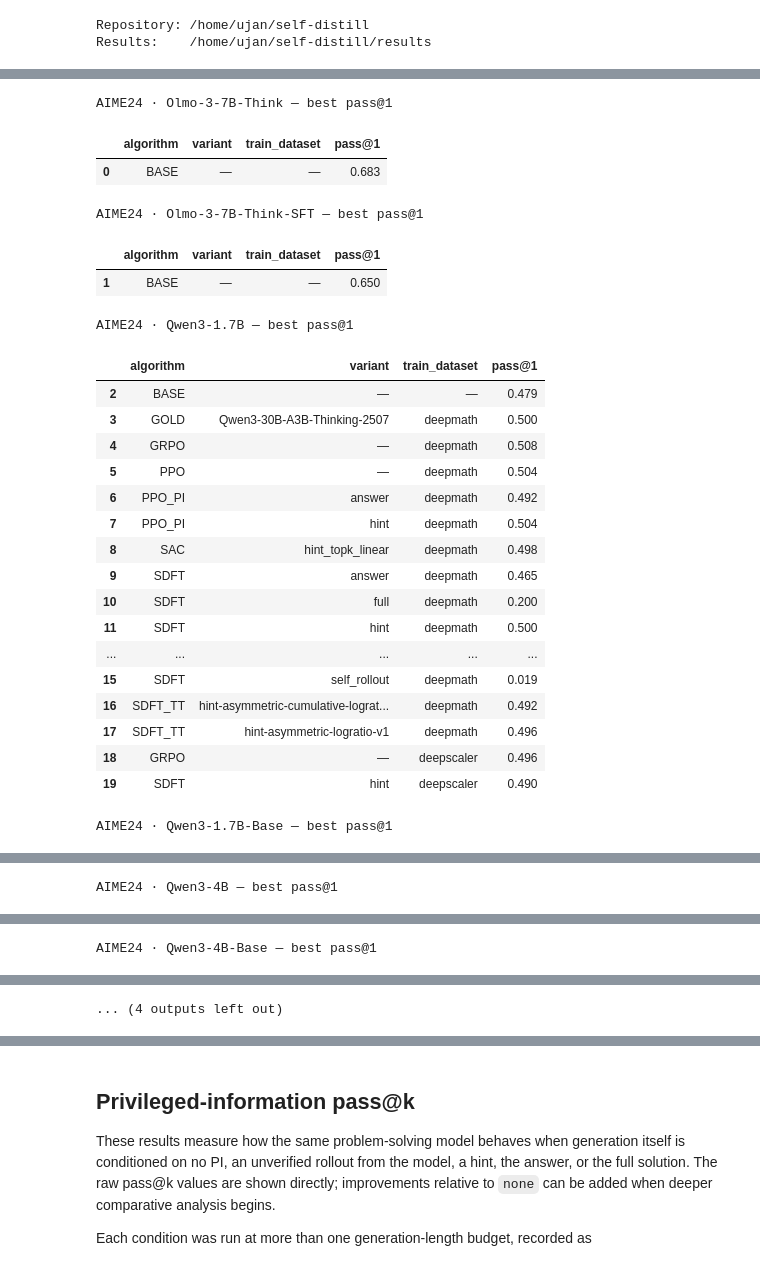
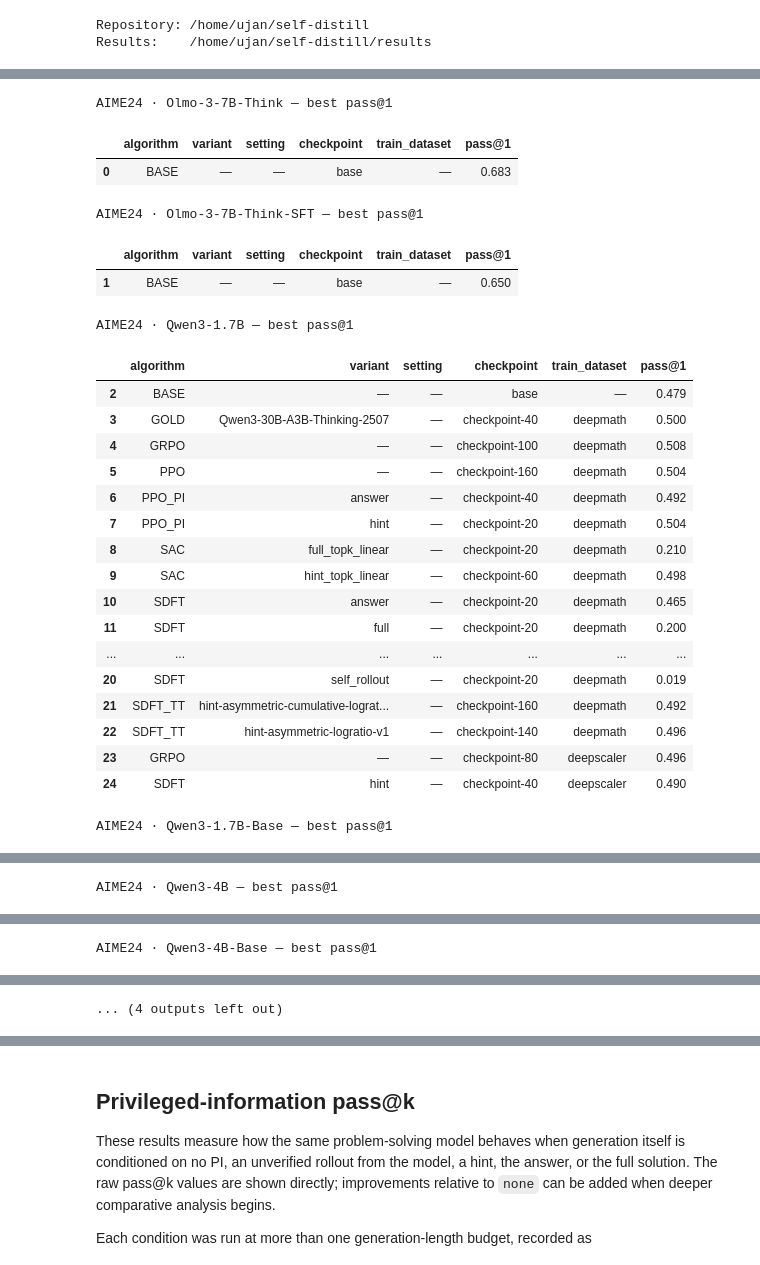
Before and after one commit to tatami-galaxy/self-distill, a Jupyter notebook: eval/viz/results_overview.ipynb, the cells around one changed output, grey strips where cells are left out. Drawn from its saved outputs; the diff is of its cells as text; code cells hidden in the pictures.

```diff
--- a/eval/viz/results_overview.ipynb
+++ b/eval/viz/results_overview.ipynb
@@ -107,6 +108,15 @@ def fallback_aime_arm(path: Path) -> dict:
     train_dataset, model, algo = parts[:3]
     step = parts[-1]
     extras = list(parts[3:-1])
+    if algo == "sdft" and len(extras) >= 2 and extras[0] == "hint_trained":
+        return {
+            "algo": algo,
+            "model": model,
+            "train_dataset": train_dataset,
+            "variant": "hint_trained",
+            "run": "/".join(extras[1:]),
+            "step": step,
+        }
     run_parts = [part for part in extras if re.fullmatch(r"run-\d+", part)]
     variant_parts = [part for part in extras if part not in run_parts]
     return {
@@ -199,29 +209,35 @@ def method_label(row: pd.Series, include_run: bool = True) -> str:
 def best_aime_by_algo(frame: pd.DataFrame, metric: str) -> pd.DataFrame:
     """Select the best checkpoint per model, dataset, algorithm, and variant.
 
-    Checkpoints compete across runs, but variants remain separate. If scores tie,
-    prefer the earlier checkpoint, then the run name for a deterministic result.
-    The base evaluation is treated as the `base` algorithm with no variant.
+    Repeated runs compete, but each ``hint_trained`` run names a distinct hint-generator
+    setting and therefore remains separate. If scores tie, prefer the earlier checkpoint,
+    then the run name for a deterministic result. The base evaluation is treated as the
+    ``base`` algorithm with no variant.
     """
     candidates = frame.dropna(subset=[metric]).copy()
     candidates["_checkpoint_sort"] = candidates["checkpoint"].fillna(-1)
     candidates["_dataset_key"] = candidates["train_dataset"].fillna("")
     candidates["_variant_key"] = candidates["variant"].fillna("")
+    candidates["_setting_key"] = candidates["run"].where(
+        candidates["variant"].eq("hint_trained"), ""
+    ).fillna("")
     candidates["_run_sort"] = candidates["run"].fillna("")
     candidates = candidates.sort_values(
         [
-            "model", "_dataset_key", "algo", "_variant_key", metric,
+            "model", "_dataset_key", "algo", "_variant_key", "_setting_key", metric,
             "_checkpoint_sort", "_run_sort",
         ],
-        ascending=[True, True, True, True, False, True, True],
+        ascending=[True, True, True, True, True, False, True, True],
     )
     best = candidates.groupby(
-        ["model", "_dataset_key", "algo", "_variant_key"],
+        ["model", "_dataset_key", "algo", "_variant_key", "_setting_key"],
         as_index=False,
         sort=False,
     ).head(1)
     return best.drop(
-        columns=["_checkpoint_sort", "_dataset_key", "_variant_key", "_run_sort"]
+        columns=[
+            "_checkpoint_sort", "_dataset_key", "_variant_key", "_setting_key", "_run_sort",
+        ]
     ).reset_index(drop=True)
 
 
@@ -229,54 +245,56 @@ aime_best = best_aime_by_algo(aime, AIME_BEST_METRIC)
 for model, model_results in aime_best.groupby("model", sort=True):
     table = model_results[
         [
             "algo", "variant", "run", "step", "train_dataset",
             "pass@1", "pass@8", "pass@16", "schema_version",
         ]
     ].copy()
     table["algorithm"] = table.pop("algo").str.upper()
-    for column in ("variant", "run", "train_dataset"):
+    table["setting"] = table["run"].where(table["variant"].eq("hint_trained"))
+    table["checkpoint"] = table.pop("step")
+    for column in ("variant", "run", "setting", "checkpoint", "train_dataset"):
         table[column] = table[column].fillna("—")
     table = table[
         [
-            "algorithm", "variant", "train_dataset",
+            "algorithm", "variant", "setting", "checkpoint", "train_dataset",
             f"pass@{AIME_BEST_K}",
         ]
     ]
     display(
         table.style
         .set_caption(f"{AIME_LABEL} · {model} — best {AIME_BEST_METRIC}")
         .format({"pass@1": "{:.3f}", "pass@8": "{:.3f}", "pass@16": "{:.3f}"})
         .set_properties(**{"text-align": "center"})
         .set_table_styles([
             {"selector": "th", "props": [("text-align", "center")]},
         ])
         .background_gradient(
             subset=[AIME_BEST_METRIC], cmap="Blues", vmin=0, vmax=1
         )
     )
 # %% [output]
 AIME24 · Olmo-3-7B-Think — best pass@1
-|  | algorithm | variant | train_dataset | pass@1 |
-| 0 | BASE | — | — | 0.683 |
+|  | algorithm | variant | setting | checkpoint | train_dataset | pass@1 |
+| 0 | BASE | — | — | base | — | 0.683 |
 AIME24 · Olmo-3-7B-Think-SFT — best pass@1
-|  | algorithm | variant | train_dataset | pass@1 |
-| 1 | BASE | — | — | 0.650 |
+|  | algorithm | variant | setting | checkpoint | train_dataset | pass@1 |
+| 1 | BASE | — | — | base | — | 0.650 |
 AIME24 · Qwen3-1.7B — best pass@1
-|  | algorithm | variant | train_dataset | pass@1 |
-| 2 | BASE | — | — | 0.479 |
-| 3 | GOLD | Qwen3-30B-A3B-Thinking-2507 | deepmath | 0.500 |
-| 4 | GRPO | — | deepmath | 0.508 |
-| 5 | PPO | — | deepmath | 0.504 |
-| 6 | PPO_PI | answer | deepmath | 0.492 |
-| 7 | PPO_PI | hint | deepmath | 0.504 |
-| 8 | SAC | hint_topk_linear | deepmath | 0.498 |
-| 9 | SDFT | answer | deepmath | 0.465 |
-| 10 | SDFT | full | deepmath | 0.200 |
-| 11 | SDFT | hint | deepmath | 0.500 |
-| ... | ... | ... | ... | ... |
-| 15 | SDFT | self_rollout | deepmath | 0.019 |
-| 16 | SDFT_TT | hint-asymmetric-cumulative-lograt... | deepmath | 0.492 |
-| 17 | SDFT_TT | hint-asymmetric-logratio-v1 | deepmath | 0.496 |
-| 18 | GRPO | — | deepscaler | 0.496 |
-| 19 | SDFT | hint | deepscaler | 0.490 |
+|  | algorithm | variant | setting | checkpoint | train_dataset | pass@1 |
+| 2 | BASE | — | — | base | — | 0.479 |
+| 3 | GOLD | Qwen3-30B-A3B-Thinking-2507 | — | checkpoint-40 | deepmath | 0.500 |
+| 4 | GRPO | — | — | checkpoint-100 | deepmath | 0.508 |
+| 5 | PPO | — | — | checkpoint-160 | deepmath | 0.504 |
+| 6 | PPO_PI | answer | — | checkpoint-40 | deepmath | 0.492 |
+| 7 | PPO_PI | hint | — | checkpoint-20 | deepmath | 0.504 |
+| 8 | SAC | full_topk_linear | — | checkpoint-20 | deepmath | 0.210 |
+| 9 | SAC | hint_topk_linear | — | checkpoint-60 | deepmath | 0.498 |
+| 10 | SDFT | answer | — | checkpoint-20 | deepmath | 0.465 |
+| 11 | SDFT | full | — | checkpoint-20 | deepmath | 0.200 |
+| ... | ... | ... | ... | ... | ... | ... |
+| 20 | SDFT | self_rollout | — | checkpoint-20 | deepmath | 0.019 |
+| 21 | SDFT_TT | hint-asymmetric-cumulative-lograt... | — | checkpoint-160 | deepmath | 0.492 |
+| 22 | SDFT_TT | hint-asymmetric-logratio-v1 | — | checkpoint-140 | deepmath | 0.496 |
+| 23 | GRPO | — | — | checkpoint-80 | deepscaler | 0.496 |
+| 24 | SDFT | hint | — | checkpoint-40 | deepscaler | 0.490 |
 AIME24 · Qwen3-1.7B-Base — best pass@1
```
Also changed, not shown: parts of 9 cells of this notebook, 1 other file.
